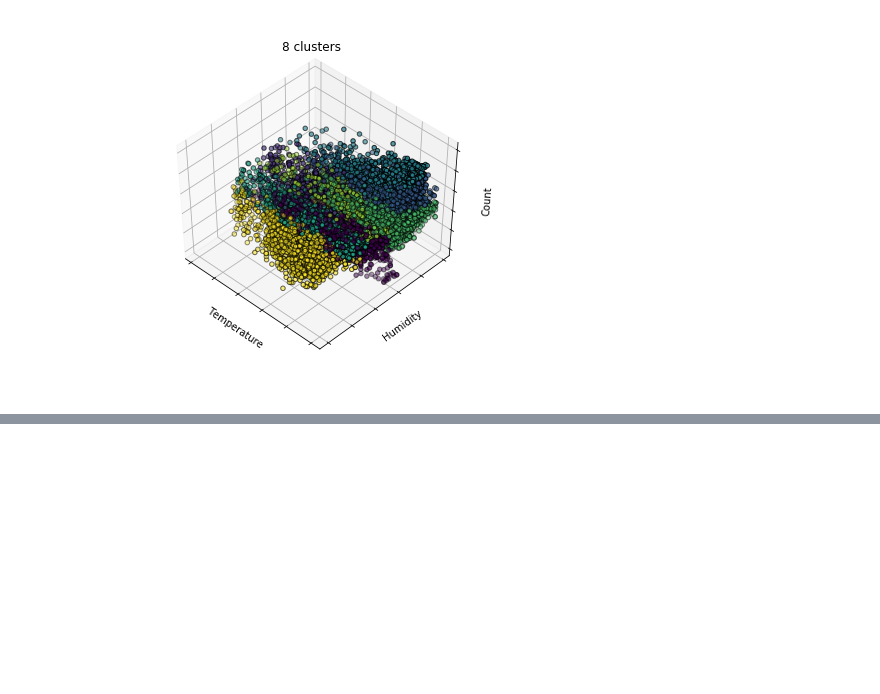
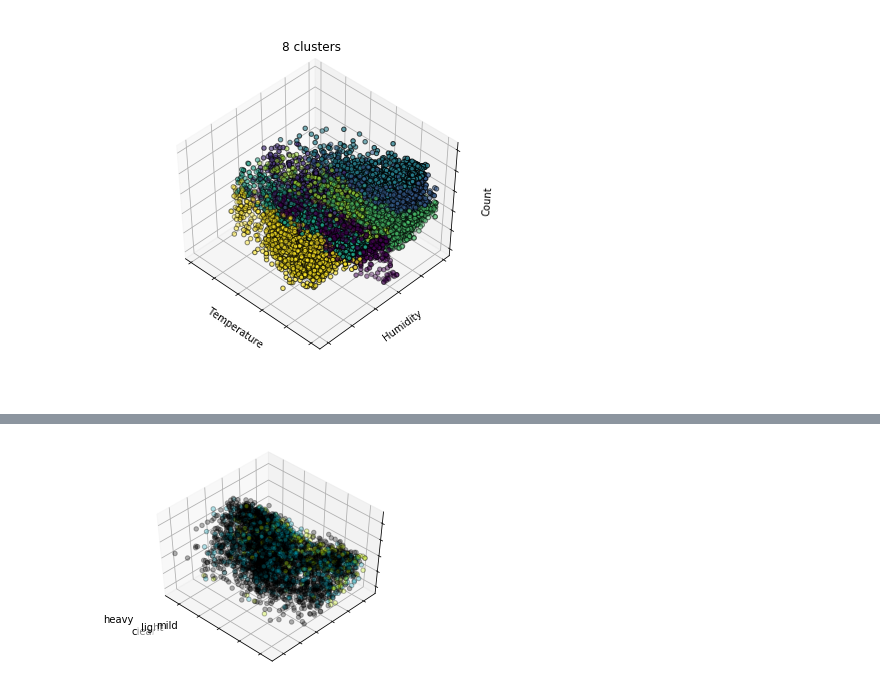
Before and after one commit to MingyuhuiLiu/MingyuhuiLiu.github.io, a Jupyter notebook: Assignments/Assignment 3_Result.ipynb, the cells around one changed output, grey strips where cells are left out. Saved outputs shown, nothing was run; the diff lists cells and outputs as text; code cells hidden in the pictures; blank space fills up the shorter version.

```diff
--- a/Assignments/Assignment 3_Result.ipynb
+++ b/Assignments/Assignment 3_Result.ipynb
@@ -318,0 +583,59 @@ plt.show()
+# %%
+#Instruction 6: Decomposition:'
+
+""" Noted that I need to sample from my data since I need to make them sparse.
+
+However, it does not make much sense to me.
+"""
+
+import numpy as np
+import matplotlib.pyplot as plt
+from mpl_toolkits.mplot3d import Axes3D
+
+
+from sklearn import decomposition
+from sklearn import datasets
+
+df1 =  df.sample(frac = 0.2)
+#centers = [[1, 1], [-1, -1], [1, -1]]
+
+
+#X1 = df.drop(df["cnt"][df["weathersit"]==1].index, axis = 0)
+#X = X1.as_matrix(columns = ['atemp', "windspeed", 'hum'])
+#y = np.array(X1['workingday'])
+
+X = df1.as_matrix(columns = ['atemp', "windspeed", 'hum', 'hr'])
+y = np.array(df1['weathersit'])
+
+fig = plt.figure(1, figsize=(4, 3))
+plt.clf() #close current plot
+ax = Axes3D(fig, rect=[0, 0, .95, 1], elev=48, azim=134)
+
+plt.cla()
+pca = decomposition.PCA(n_components=4)
+pca.fit(X)
+X = pca.transform(X)
+
+for name, label in [("clear", 1), ("light", 2), ("mild", 3), ("heavy", 4)]:
+    ax.text3D(X[y == label, 0].mean(),
+              X[y == label, 1].mean() + 1.5,
+              X[y == label, 2].mean(),
+              #X[y == label, 3].mean()+2,
+              name,
+              horizontalalignment='center',
+              bbox=dict(alpha=.5, edgecolor='w', facecolor='w'))
+# Reorder the labels to have colors matching the cluster results
+#y = np.choose(y, [1, 2, 0, 3]).astype(np.float)
+ax.scatter(X[:, 0], X[:, 1], X[:, 2],
+           #X[:, 3],
+           c=y, cmap=plt.cm.spectral,
+           edgecolor='k', alpha = 0.3)
+
+ax.w_xaxis.set_ticklabels([])
+ax.w_yaxis.set_ticklabels([])
+ax.w_zaxis.set_ticklabels([])
+
+
+plt.show()
+# %% [output]
+[figure, added]
```
Also changed, not shown: parts of 19 cells of this notebook, 23 other files.
